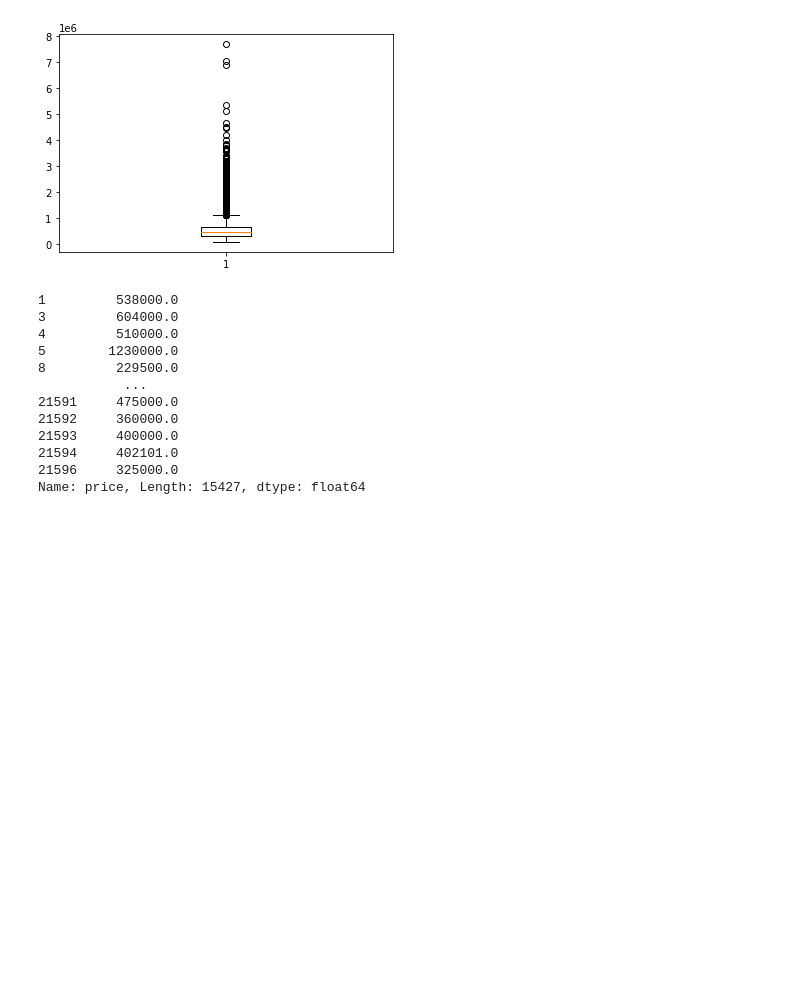
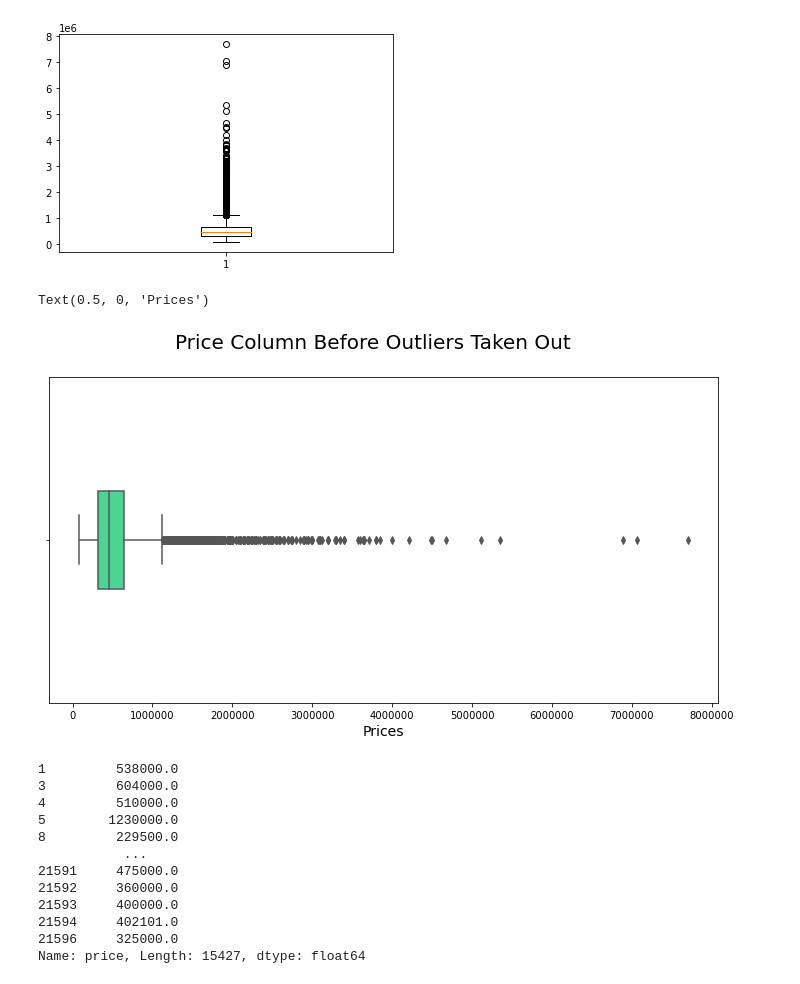
Before and after one commit to learn-co-students/bsc-phase-two-project, a Jupyter notebook: notebooks/exploratory/Joe/01_joe_notebook.ipynb, the cells around one changed output. Drawn from its saved outputs; the diff is of its cells as text; code cells hidden in the pictures; blank space fills up the shorter version.

```diff
--- a/notebooks/exploratory/Joe/01_joe_notebook.ipynb
+++ b/notebooks/exploratory/Joe/01_joe_notebook.ipynb
@@ -469,6 +481,15 @@ plt.boxplot(df2.price)
  'fliers': [<matplotlib.lines.Line2D at 0x...>],
  'means': []}
 [figure]
+# %%
+fig, ax = plt.subplots(figsize=(12,6))
+plt.ticklabel_format(style="plain")
+sns.boxplot(x=df2.price, width = .3, color = '#34eb95');
+plt.suptitle("Price Column Before Outliers Taken Out", fontsize=20)
+plt.xlabel("Prices", fontsize=14)
+# %% [output]
+Text(0.5, 0, 'Prices')
+[figure, added]
 # %%
 df2.price
 # %% [output]
```
Also changed, not shown: parts of 25 cells of this notebook, 2 other files.
